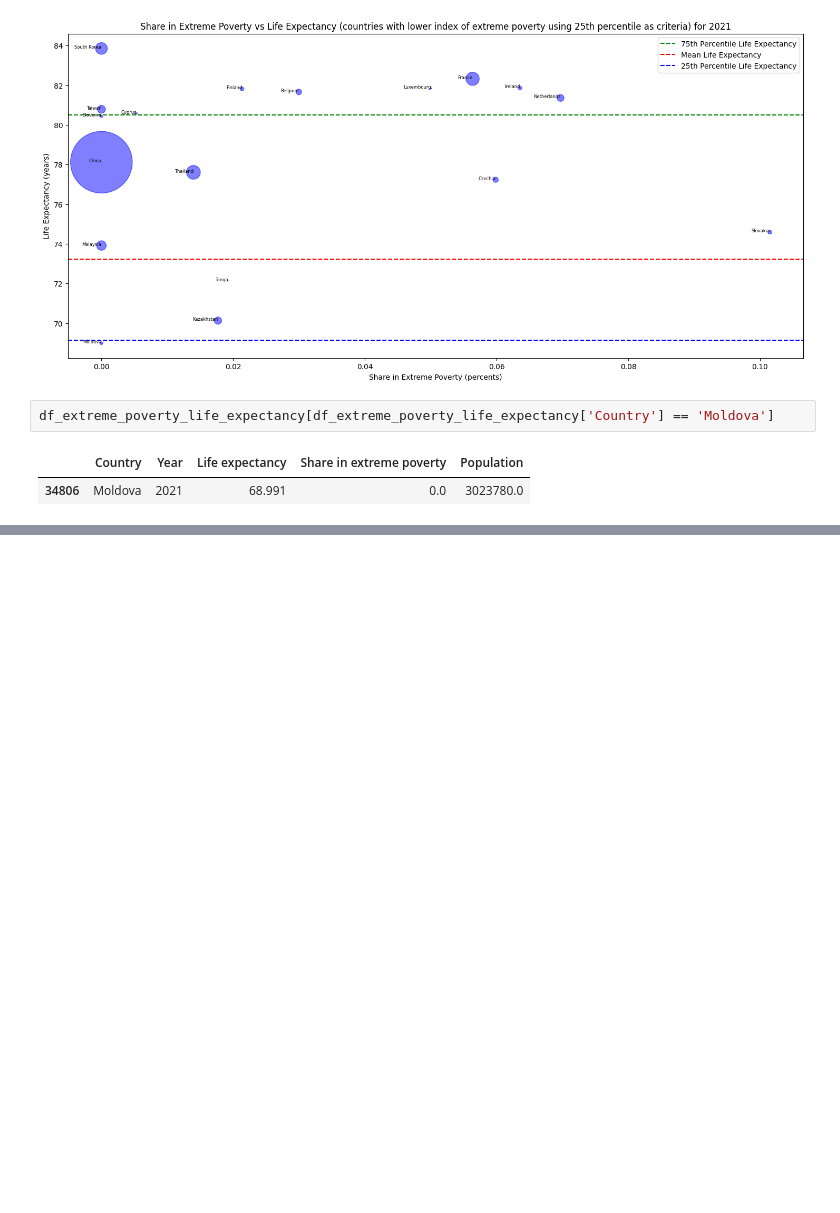
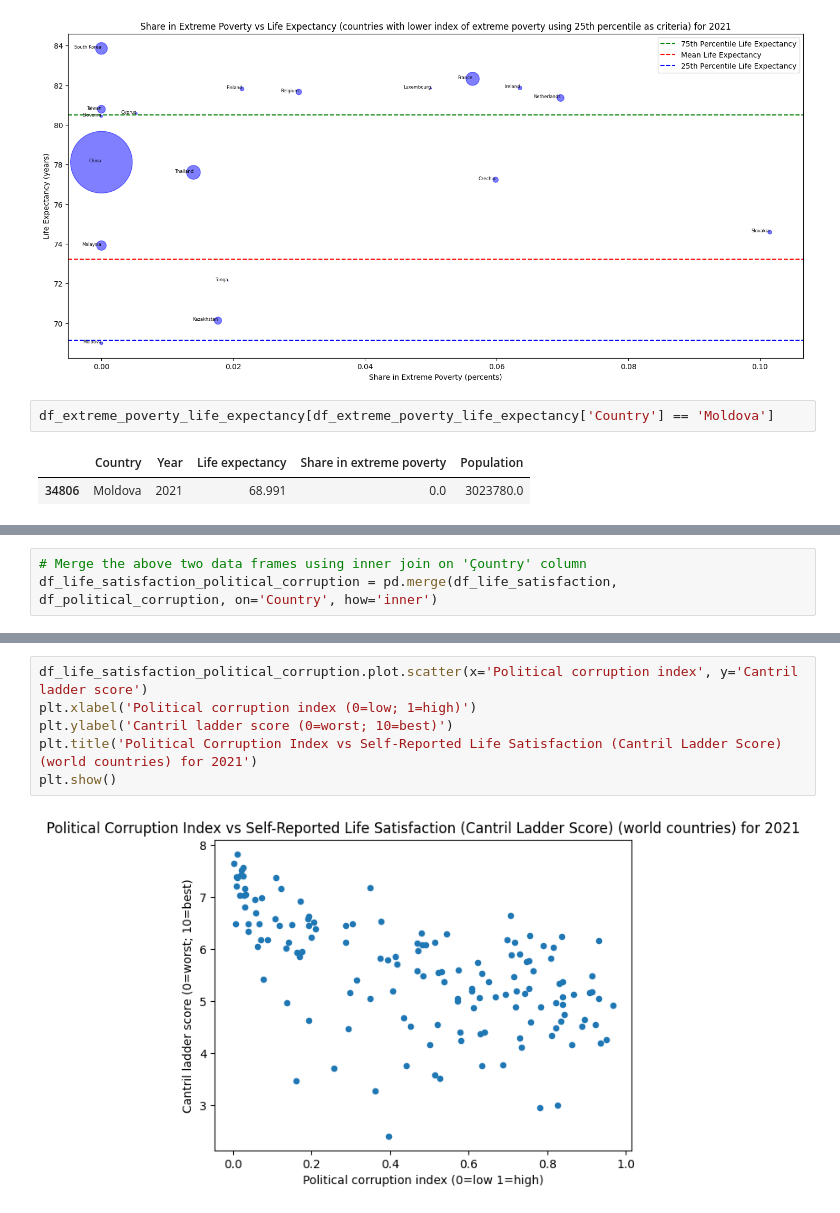
Before and after one commit to sdvelev/Introduction-To-Data-Science-And-AI, a Jupyter notebook: 05-data-science-revision/assignment-5-Stefan-Velev.ipynb, the cells around one changed output, grey strips where cells are left out. Saved outputs shown, nothing was run; the diff lists cells and outputs as text; blank space fills up the shorter version.

Commit message:
Add next version of solution (started exploring life satisfaction and political corruption data) to assignment 5

```diff
--- a/05-data-science-revision/assignment-5-Stefan-Velev.ipynb
+++ b/05-data-science-revision/assignment-5-Stefan-Velev.ipynb
@@ -529,0 +556,3 @@ df_extreme_poverty_life_expectancy[df_extreme_poverty_life_expectancy['Country']
+# %%
+# Merge the above two data frames using inner join on 'Çountry' column
+df_life_satisfaction_political_corruption = pd.merge(df_life_satisfaction, df_political_corruption, on='Country', how='inner')
@@ -529,0 +575,8 @@ df_extreme_poverty_life_expectancy[df_extreme_poverty_life_expectancy['Country']
+# %%
+df_life_satisfaction_political_corruption.plot.scatter(x='Political corruption index', y='Cantril ladder score')
+plt.xlabel('Political corruption index (0=low; 1=high)')
+plt.ylabel('Cantril ladder score (0=worst; 10=best)')
+plt.title('Political Corruption Index vs Self-Reported Life Satisfaction (Cantril Ladder Score) (world countries) for 2021')
+plt.show()
+# %% [output]
+[figure, added]
```
Also changed, not shown: parts of 16 cells of this notebook.
